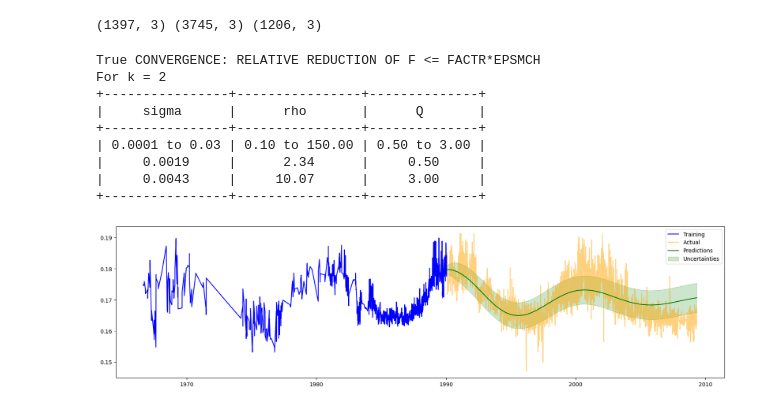
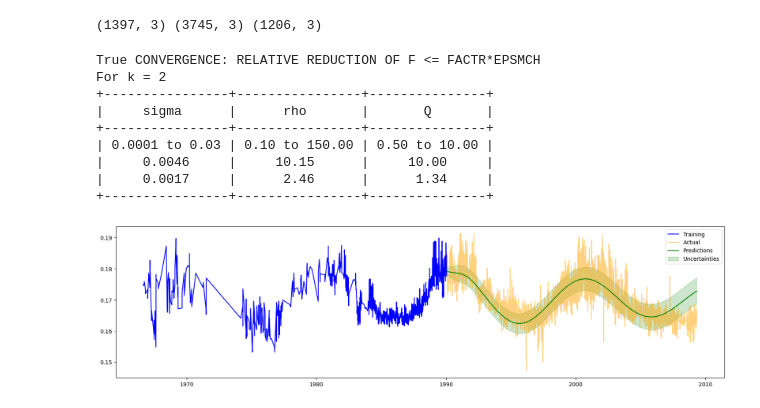
Before and after one commit to JoeyWee1/SolarCycleForecasting, a Jupyter notebook: GPR_Spectrum_Kernel.ipynb, the cells around one changed output. Cells and saved outputs as stored; diff of their text form; code cells hidden in the pictures.

```diff
--- a/GPR_Spectrum_Kernel.ipynb
+++ b/GPR_Spectrum_Kernel.ipynb
@@ -91,12 +91,12 @@ def fit_spec_gpr(k=2, plot = True, random_initial = False, verbose = True):
     if random_initial:
         sigma_0s = [train_std/k for k_idx in range(k)]
         rho_0s = [np.random.uniform(1,120) for k_idx in range(k)]
-        q_0s = [np.random.uniform(0.5,3) for k_idx in range(k)]
+        q_0s = [np.random.uniform(0.5,10) for k_idx in range(k)]
 
     else:
         sigma_0s = [train_std/k for k_idx in range(k)]
-        rho_0s = np.logspace(0,np.log10(120),k)
-        q_0s = [np.random.uniform(0.5,3) for k_idx in range(k)]
+        rho_0s = np.logspace(10,np.log10(120),k)
+        q_0s = [np.random.uniform(0.5,10) for k_idx in range(k)]
 
     # Take the log to create initial guesses
     initial_guess = np.concatenate([np.log(sigma_0s), np.log(rho_0s), np.log(q_0s)])
@@ -104,7 +104,7 @@ def fit_spec_gpr(k=2, plot = True, random_initial = False, verbose = True):
     sigma_upper = 5 * train_std
     sigma_bounds = [(np.log(1e-4), np.log(sigma_upper)) for k_idx in range(k)]
     rho_bounds = [(np.log(0.1), np.log(150)) for k_idx in range(k)]
-    q_bounds = [(np.log(0.5),np.log(3)) for k_idx in range(k)]
+    q_bounds = [(np.log(0.5),np.log(10)) for k_idx in range(k)]
     bounds = np.concatenate([sigma_bounds, rho_bounds, q_bounds])
 
     # Create the initial kernel
@@ -134,39 +134,39 @@ def fit_spec_gpr(k=2, plot = True, random_initial = False, verbose = True):
         best_rhos = best[k:2*k]
         best_qs = best[2*k:]
 
         for k_idx in range(k):
             table.add_row([f"{best_sigmas[k_idx]:.4f}", f"{best_rhos[k_idx]:.2f}", f"{best_qs[k_idx]:.2f}"])
         print(gp_res.success, gp_res.message)
         print(f"For k = {k}")
         print(table)
 
     # Predict forewards
     t_pred = valid_df['year']
     mu, cov = gp.predict(train_df['sind'], t = t_pred, return_var = True) # lt indicates long term component from SHOTerm
     sigma = np.sqrt(cov)
     # Plot
     if plot:
         results = pd.DataFrame({
         'forecast' : mu,
         'lower'    : mu - sigma,
         'upper'    : mu + sigma,
         }, index=valid_df.index)
 
         plot_predictions(
         trainingset=train_df,
         validset=valid_df,
         results=results)
 
 
-fit_spec_gpr(k=2,plot=True, random_initial=True)
+fit_spec_gpr(k=2,plot=True)
 # %% [output]
 True CONVERGENCE: RELATIVE REDUCTION OF F <= FACTR*EPSMCH
 For k = 2
-+----------------+----------------+--------------+
-|     sigma      |      rho       |      Q       |
-+----------------+----------------+--------------+
-| 0.0001 to 0.03 | 0.10 to 150.00 | 0.50 to 3.00 |
-|     0.0019     |      2.34      |     0.50     |
-|     0.0043     |     10.07      |     3.00     |
-+----------------+----------------+--------------+
++----------------+----------------+---------------+
+|     sigma      |      rho       |       Q       |
++----------------+----------------+---------------+
+| 0.0001 to 0.03 | 0.10 to 150.00 | 0.50 to 10.00 |
+|     0.0046     |     10.15      |     10.00     |
+|     0.0017     |      2.46      |      1.34     |
++----------------+----------------+---------------+
-[figure, old version]
+[figure, new version]
```
